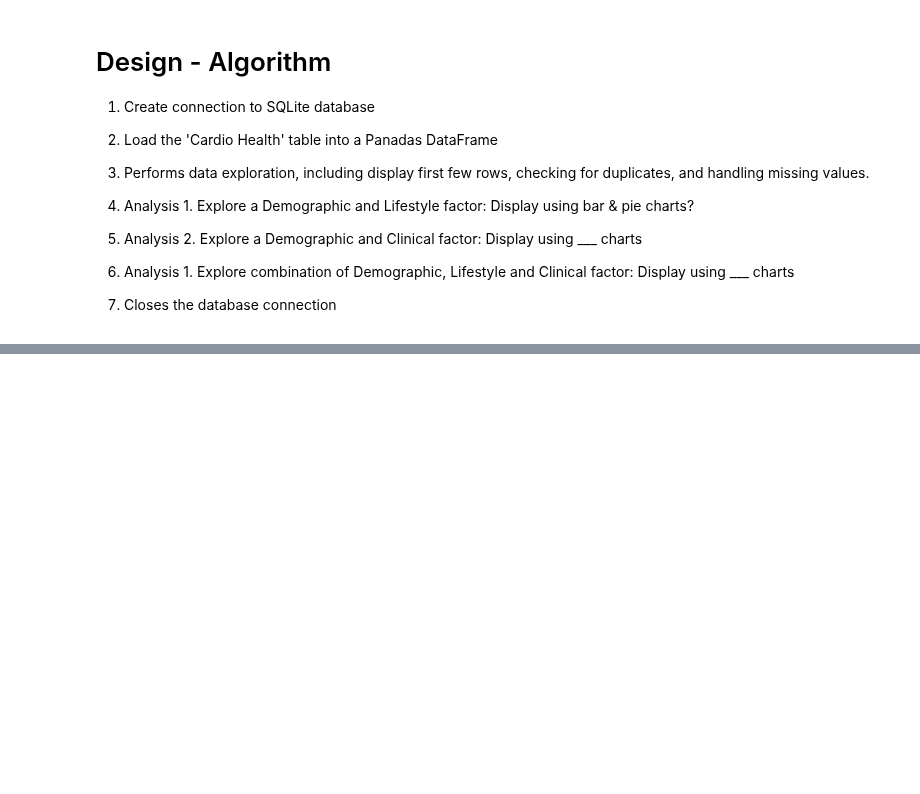
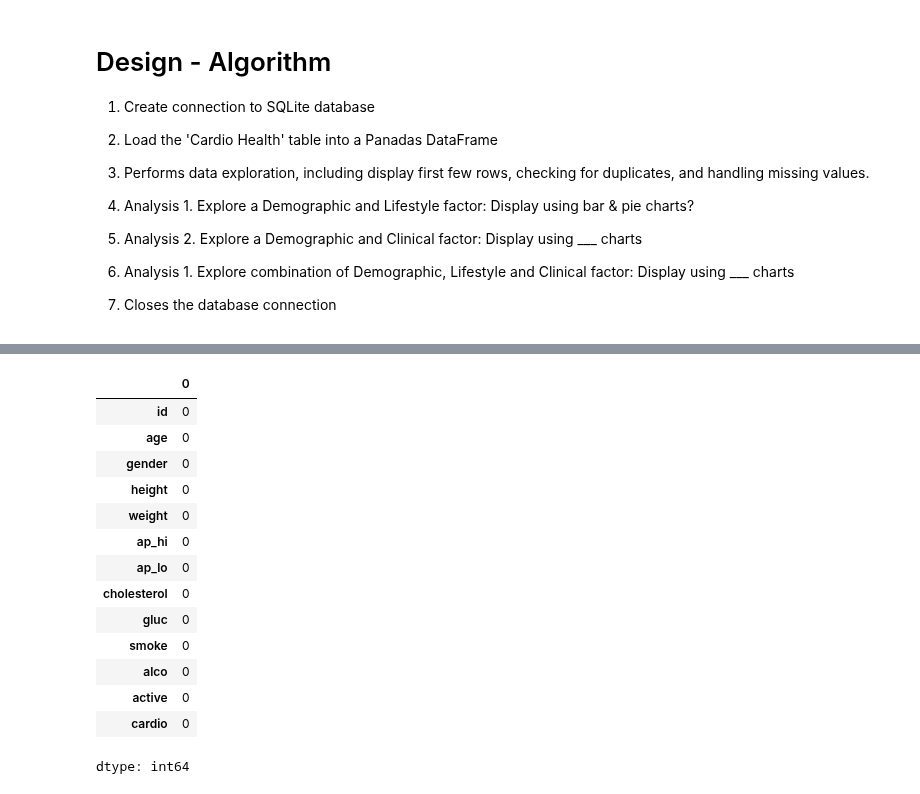
Before and after one commit to 22053604/Cardiovascular-Health-Analysis, a Jupyter notebook: Cardiovascular_Health_Analysis.ipynb, the cells around one changed output, grey strips where cells are left out. Cells and saved outputs as stored; diff of their text form; code cells hidden in the pictures; blank space fills up the shorter version.

```diff
--- a/Cardiovascular_Health_Analysis.ipynb
+++ b/Cardiovascular_Health_Analysis.ipynb
@@ -96,0 +107,18 @@ def analyze_multiple_factors(factor1, factor2, factor3):
+# %%
+df.isnull().sum()
+# %% [output]
+|  | 0 |
+| id | 0 |
+| age | 0 |
+| gender | 0 |
+| height | 0 |
+| weight | 0 |
+| ap_hi | 0 |
+| ap_lo | 0 |
+| cholesterol | 0 |
+| gluc | 0 |
+| smoke | 0 |
+| alco | 0 |
+| active | 0 |
+| cardio | 0 |
+dtype: int64
```
Also changed, not shown: parts of 15 cells of this notebook.
